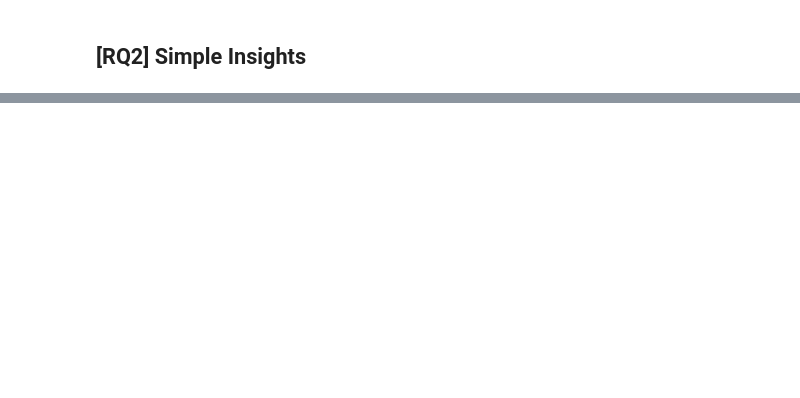
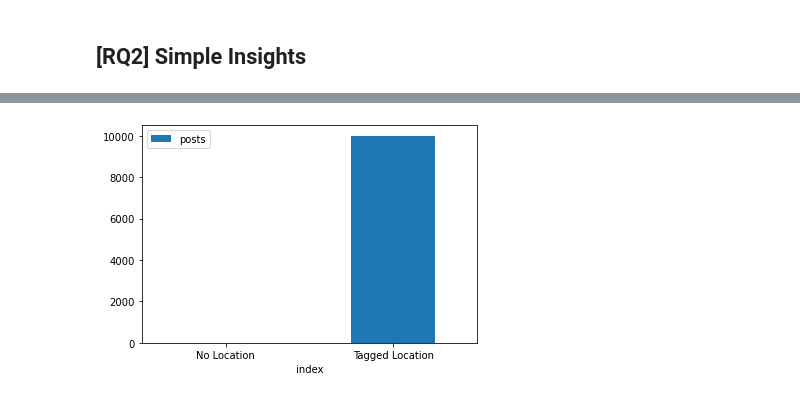
Before and after one commit to GiacomoBelliniStudent/ADM-HW2, a Jupyter notebook: main.ipynb, the cells around one changed output, grey strips where cells are left out. Cells and saved outputs as stored; diff of their text form; code cells hidden in the pictures; blank space fills up the shorter version.

```diff
--- a/main.ipynb
+++ b/main.ipynb
@@ -16,4 +12,5 @@ from dask.diagnostics import ProgressBar
 # %%
-posts = dd.read_csv('../Datasets/instagram_posts.csv', sep="\t")
-locations = dd.read_csv('../Datasets/instagram_locations.csv', sep='\t')
-profiles = dd.read_csv('../Datasets/instagram_profiles.csv', sep='\t')
+posts = pd.read_csv('../Datasets/instagram_posts.csv', sep="\t", iterator=True, chunksize = 1000)
+locations = pd.read_csv('../Datasets/instagram_locations.csv', sep='\t', iterator=True, chunksize = 100)
+profiles = pd.read_csv('../Datasets/instagram_profiles.csv', sep='\t', iterator=True, chunksize = 100)
+num_chunks = 10000
@@ -36,4 +16,0 @@ post columns:
-# %%
-posts = dd.read_csv('../Datasets/instagram_posts.csv', sep="\t", dtype = posts_dtype, usecols = posts_dtype.keys())
-locations = dd.read_csv('../Datasets/instagram_locations.csv', sep='\t', dtype = locations_dtype, usecols = locations_dtype.keys())
-profiles = dd.read_csv('../Datasets/instagram_profiles.csv', sep='\t', dtype = profiles_dtype, usecols = profiles_dtype.keys())
@@ -48,0 +17,4 @@ posts.head()
+# %%
+posts_chunk = posts.get_chunk(num_chunks)
+locations_chunk = locations.get_chunk(num_chunks)
+profiles_chunk = profiles.get_chunk(num_chunks)
@@ -125,0 +179,11 @@ Unique profile names: 4508180
+# %%
+# How many posts include tagged locations, and how many do not? Show it using an appropriate chart and comment your results.
+no_location = posts_chunk['location_id'].isna().sum()
+tagged_location = posts_chunk['location_id'].count()
+# %%
+df = pd.DataFrame({'posts': [no_location, tagged_location],
+                  'index': ['No Location', 'Tagged Location']})
+
+plot = df.plot.bar(x='index', y='posts', rot=0)
+# %% [output]
+[figure, added]
```
Also changed, not shown: parts of 21 cells of this notebook.
